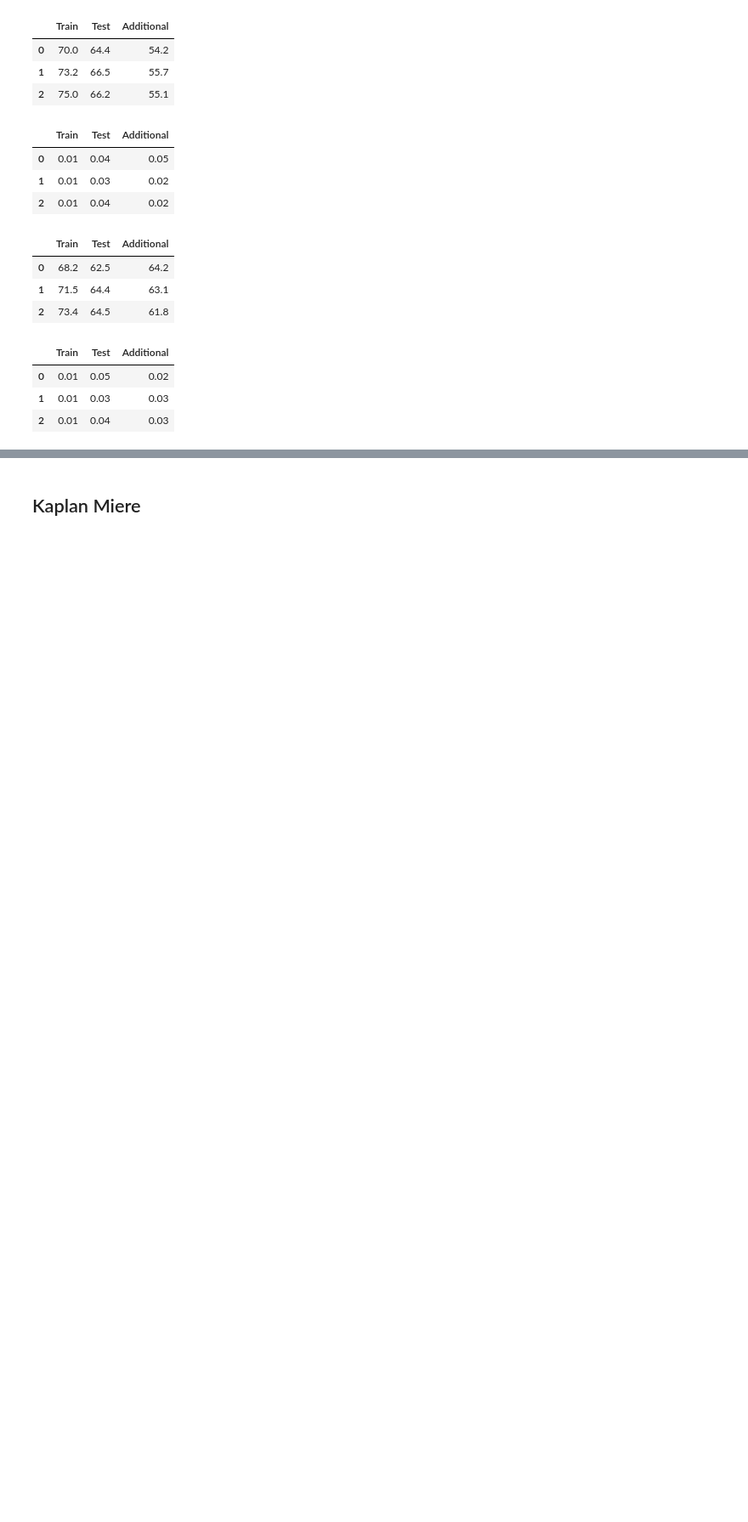
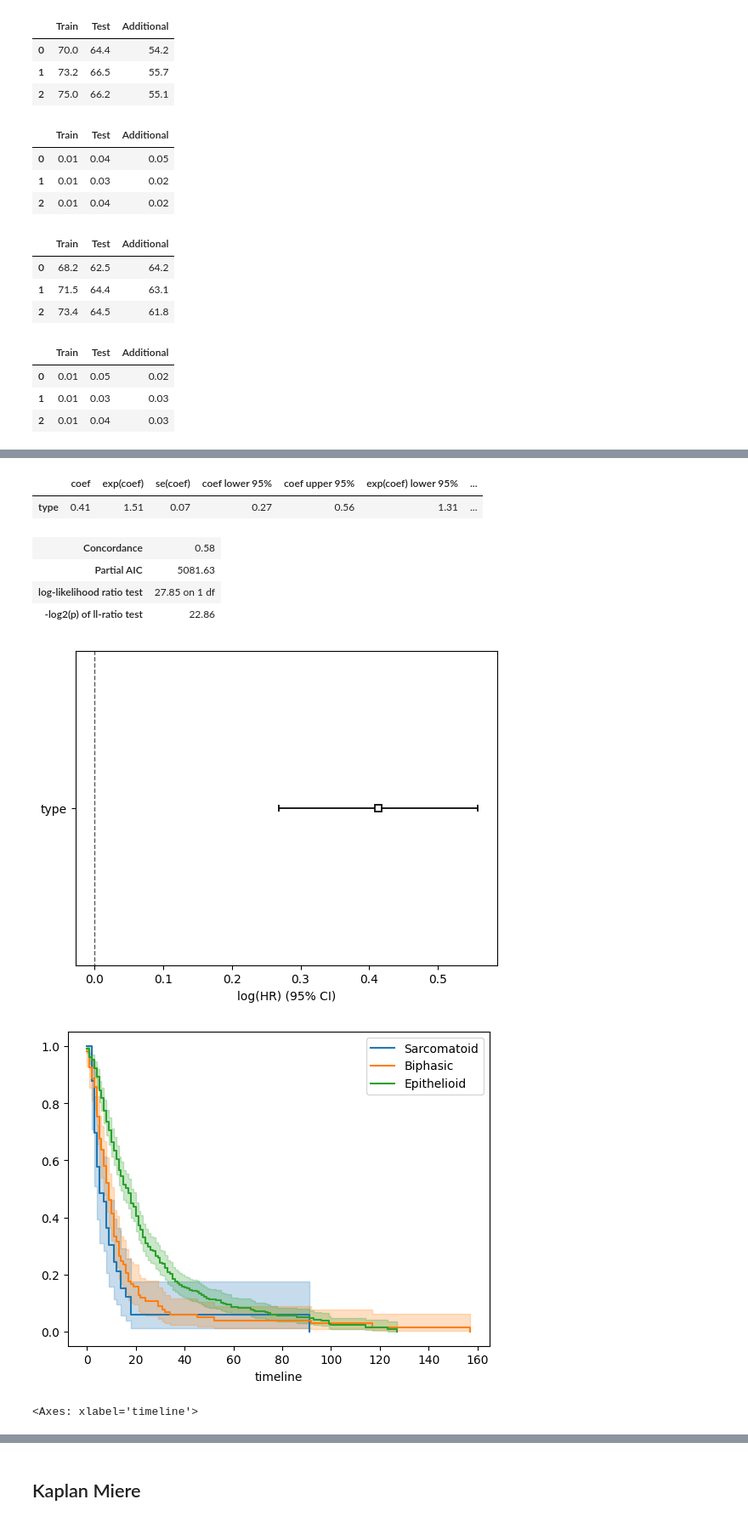
Before and after one commit to FarzanehSeyedshahi/Histomorphological-Phenotype-Learning, a Jupyter notebook: workflow/survival_figures.ipynb, the cells around one changed output, grey strips where cells are left out. Shown at 85% size. Saved outputs shown, nothing was run; the diff lists cells and outputs as text; code cells hidden in the pictures; blank space fills up the shorter version.

```diff
--- a/workflow/survival_figures.ipynb
+++ b/workflow/survival_figures.ipynb
@@ -378,0 +452,66 @@ cis_df.groupby(['Leiden Resolution']).std().reset_index().drop('Fold', axis=1).i
+# %%
+import pandas as pd
+meta_data_org = pd.read_csv('{}/files/Meso_patients.csv'.format(main_path))
+# meta_data_org = meta_data_org[['case_Id', 'Stage', 'type', 'age', 'smoking_history', 'Sex', 'HB_score', 'wcc_score','TNM_Stage']]
+# meta_data_org = df[['Meso_score', 'os_event_data', 'os_event_ind', 'age','TNM_Stage','wcc_score', 'HB_score']]
+# make the table recurrence free
+# meta_data_org = meta_data_org[meta_data_org['recurrence'] == 0]
+meta_data_org = meta_data_org[['os_event_data', 'os_event_ind', 'type']]
+meta_data_org = meta_data_org.replace({'os_event_data': {'-': meta_data_org['os_event_data'].max()}, 'type': {'Epithelioid': 0, 'Sarcomatoid': 2, 'Biphasic': 1}})
+meta_data_org.os_event_data = meta_data_org.os_event_data.astype(float) #impartant!
+
+
+# meta_data_org['type'] = meta_data_org['type'].map({'Epithelioid': 0, 'Sarcomatoid': 2, 'Biphasic': 1})
+# meta_data_org['Stage'] = meta_data_org['Stage'].map({'N0': 0, 'N1': 1, 'N2': 2, 'N3': 3})
+# meta_data_org['smoking_history'] = meta_data_org['smoking_history'].map({'Unknown':-1 , 'Non-smoker': 0, 'Ex-smoker': 1, 'Current-smoker': 2})
+
+# meta_data_org['HB_score'] = meta_data_org['HB_score'].map({'Low': 0, 'Normal': 1, 'High': 2, '99': -1})
+# meta_data_org['wcc_score'] = meta_data_org['wcc_score'].map({'Low': 0, 'Normal': 1, 'High': 2, 'Unknown': -1})
+# meta_data_org['TNM_Stage'] = meta_data_org['TNM_Stage'].map({'IA': 0, 'IB':.5, 'II': 1, 'IIIA': 2, 'IIIB': 2.5, 'IV': 3, 'Missing': -1})
+# meta_data_org['Sex'] = meta_data_org['Sex'].map({'Male':0, 'Female':1})
+
+
+# adding score df
+# meta_data_org = pd.merge(meta_data_org, score_df, on='case_Id', how='inner')
+
+# meta_data_org = meta_data_org.drop('case_Id', axis=1)
+meta_data_org = meta_data_org.replace('-', meta_data_org['os_event_data'].max() )
+# meta_data_org = meta_data_org.fillna(-1)
+
+
+from lifelines import CoxPHFitter, KaplanMeierFitter
+
+# Using Cox Proportional Hazards model
+penalizer = .1
+l1_ratio = .05
+cph = CoxPHFitter(penalizer=penalizer, l1_ratio=l1_ratio)
+cph.fit(meta_data_org, 'os_event_data', event_col='os_event_ind')
+cph.print_summary()
+ax1 = cph.plot()
+plt.show()
+
+# Using Cox Proportional Hazards model and get kaplan meier plot by HR>median and HR<median
+kmf = KaplanMeierFitter()
+high_risk_group = meta_data_org[meta_data_org['type'] == 2]
+medium_risk_group = meta_data_org[meta_data_org['type'] == 1]
+low_risk_group = meta_data_org[meta_data_org['type'] == 0]
+
+kmf.fit(high_risk_group['os_event_data'], high_risk_group['os_event_ind'], label='Sarcomatoid')
+ax = kmf.plot()
+kmf.fit(medium_risk_group['os_event_data'], medium_risk_group['os_event_ind'], label='Biphasic')
+kmf.plot(ax=ax)
+kmf.fit(low_risk_group['os_event_data'], low_risk_group['os_event_ind'], label='Epithelioid')
+kmf.plot(ax=ax)
+plt.show()
+
+
+# Using Cox Proportional Hazards model and get kaplan meier plot by just src/biph and epi
+kmf = KaplanMeierFitter()
+high_risk_group = meta_data_org[meta_data_org.type.apply(lambda x:x in [1,2])]
+low_risk_group = meta_data_org[meta_data_org['type'] == 0]
+
+kmf.fit(high_risk_group['os_event_data'], high_risk_group['os_event_ind'], label='Sarcomatoid/Biphasic')
+ax2 = kmf.plot()
+kmf.fit(low_risk_group['os_event_data'], low_risk_group['os_event_ind'], label='Epithelioid')
+kmf.plot(ax=ax2)
+# %% [output]
@@ -378,0 +528,9 @@ cis_df.groupby(['Leiden Resolution']).std().reset_index().drop('Fold', axis=1).i
+|  | coef | exp(coef) | se(coef) | coef lower 95% | coef upper 95% | exp(coef) lower 95% | ... |
+| type | 0.41 | 1.51 | 0.07 | 0.27 | 0.56 | 1.31 | ... |
+| Concordance | 0.58 |
+| Partial AIC | 5081.63 |
+| log-likelihood ratio test | 27.85 on 1 df |
+| -log2(p) of ll-ratio test | 22.86 |
+[figure, added]
+[figure, added]
+<Axes: xlabel='timeline'>
```
Also changed, not shown: parts of 32 cells of this notebook, 1 other file.
